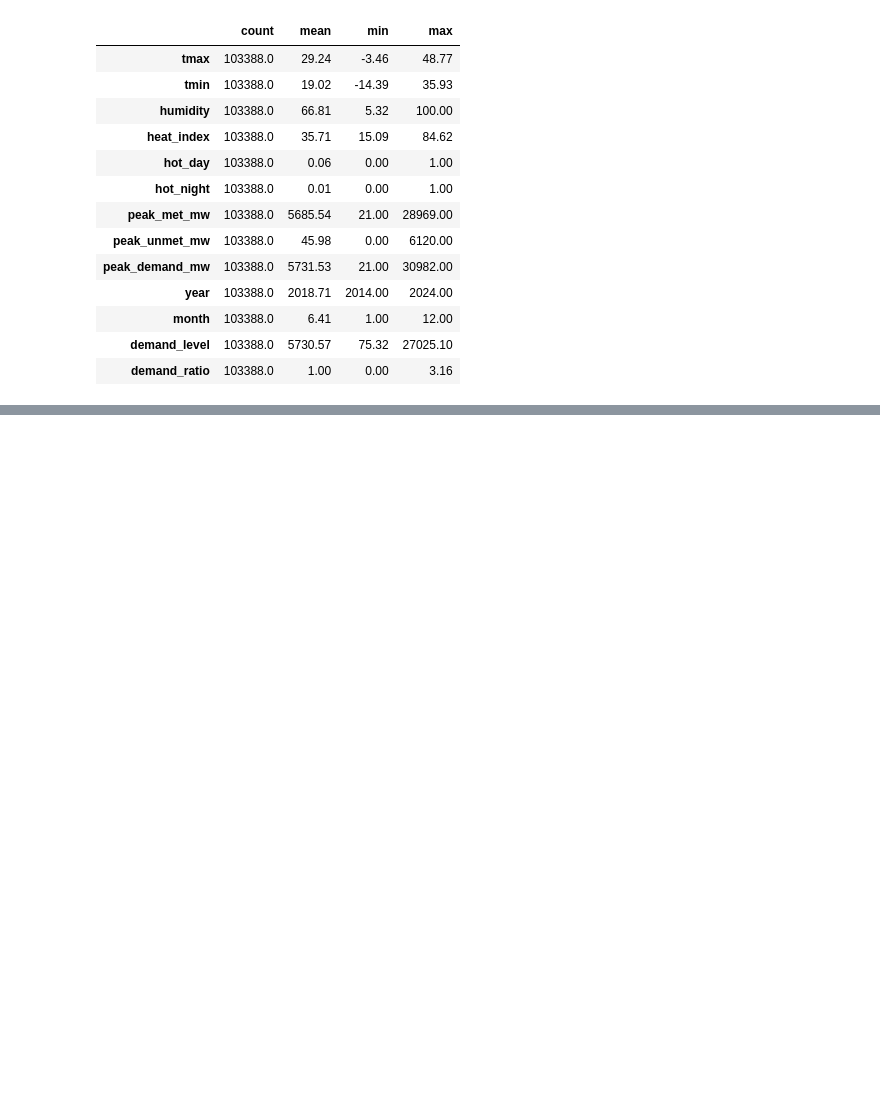
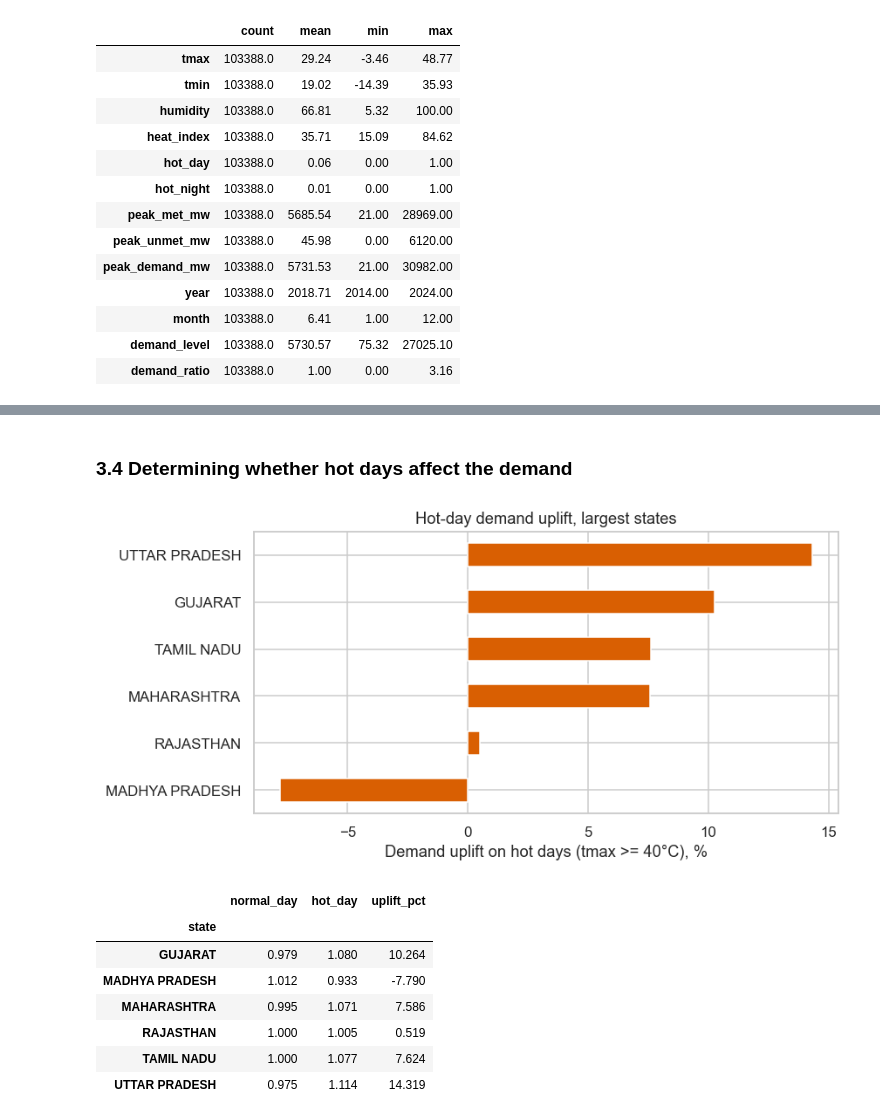
Before and after one commit to mkrohit1798/India-Heatwave-Electricity-Demand, a Jupyter notebook: notebooks/Untitled.ipynb, the cells around one changed output, grey strips where cells are left out. Saved outputs shown, nothing was run; the diff lists cells and outputs as text; code cells hidden in the pictures; blank space fills up the shorter version.

```diff
--- a/notebooks/Untitled.ipynb
+++ b/notebooks/Untitled.ipynb
@@ -161,0 +225,26 @@ df.describe().T[['count', 'mean', 'min', 'max']].round(2)
+# %% [markdown]
+### 3.4 Determining whether hot days affect the demand
+# %%
+effect = (df[df['state'].isin(top_states)]
+          .groupby(['state', 'hot_day'])['demand_ratio'].mean().unstack('hot_day'))
+effect.columns = ['normal_day', 'hot_day']
+effect['uplift_pct'] = (effect['hot_day'] / effect['normal_day'] - 1) * 100
+
+fig, ax = plt.subplots(figsize = (8,4))
+effect['uplift_pct'].sort_values().plot(kind = 'barh', ax = ax, color = "#d95f02")
+ax.set_xlabel("Demand uplift on hot days (tmax >= 40°C), %")
+ax.set_ylabel("")
+ax.set_title("Hot-day demand uplift, largest states")
+plt.tight_layout()
+plt.show()
+effect.round(3)
+# %% [output]
+[figure, added]
+|  | normal_day | hot_day | uplift_pct |
+| state |  |  |  |
+| GUJARAT | 0.979 | 1.080 | 10.264 |
+| MADHYA PRADESH | 1.012 | 0.933 | -7.790 |
+| MAHARASHTRA | 0.995 | 1.071 | 7.586 |
+| RAJASTHAN | 1.000 | 1.005 | 0.519 |
+| TAMIL NADU | 1.000 | 1.077 | 7.624 |
+| UTTAR PRADESH | 0.975 | 1.114 | 14.319 |
```
Also changed, not shown: parts of 12 cells of this notebook.
